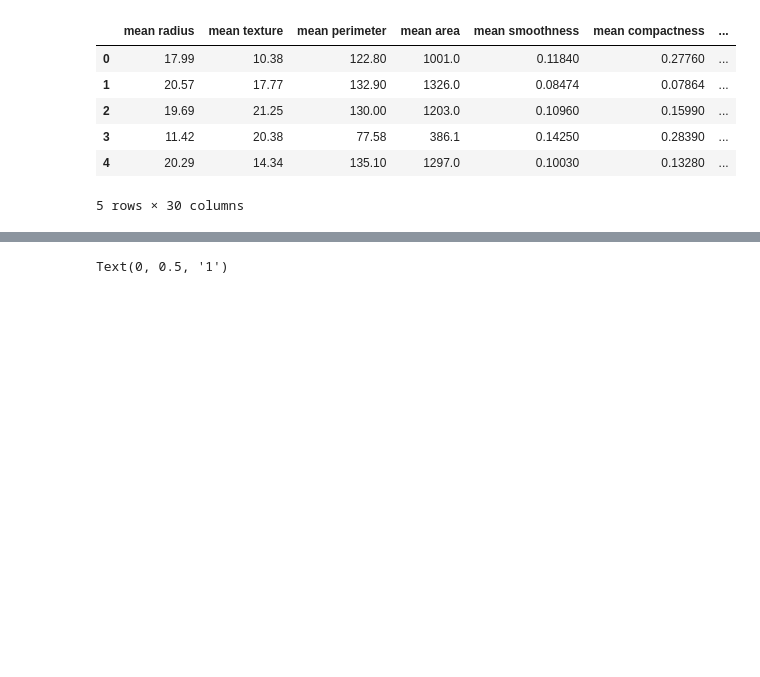
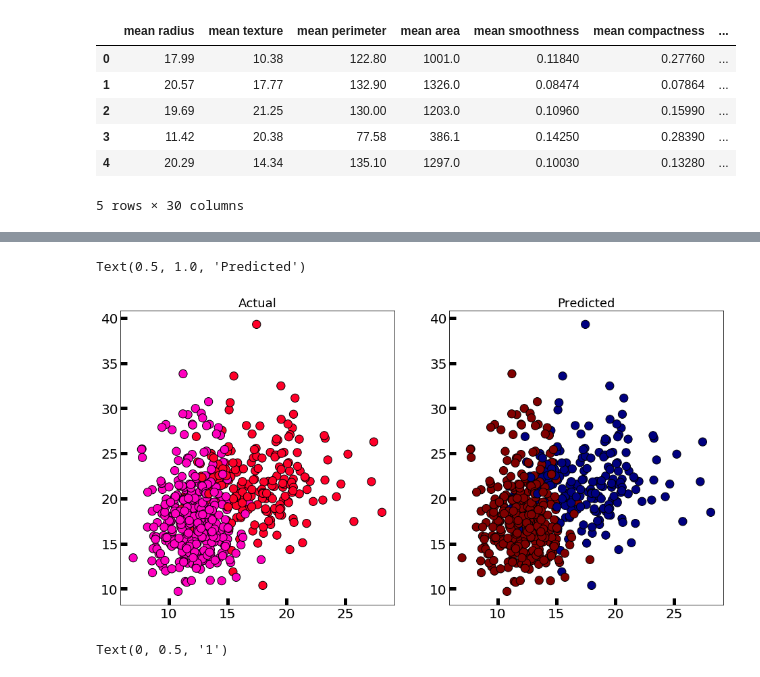
Before and after one commit to FransHuntink/PythonDataScience, a Jupyter notebook: DemoData/BreastCancerClustering.ipynb, the cells around one changed output, grey strips where cells are left out. Cells and saved outputs as stored; diff of their text form; code cells hidden in the pictures; blank space fills up the shorter version.

```diff
--- a/DemoData/BreastCancerClustering.ipynb
+++ b/DemoData/BreastCancerClustering.ipynb
@@ -20,3 +40,27 @@ df.head()
+# %%
+# Visualise the actual and predicted scatterplot
+
+new_labels = km.labels_
+
+
+# Plot the identified clusters and compare with the answers
+fig, axes = plt.subplots(1, 2, figsize=(16,8))
+axes[0].scatter(X[:, 0], X[:, 1], c=y, cmap='gist_rainbow',
+edgecolor='k', s=150)
+
+# Plot all data points of X again, but this time color them based
+# on the predicted labels rather than their actual labels
+axes[1].scatter(X[:, 0], X[:, 1], c=new_labels, cmap='jet',
+edgecolor='k', s=150)
+
+
+axes[0].tick_params(direction='in', length=10, width=5, colors='k', labelsize=20)
+axes[1].tick_params(direction='in', length=10, width=5, colors='k', labelsize=20)
+axes[0].set_title('Actual', fontsize=18)
+axes[1].set_title('Predicted', fontsize=18)
+# %% [output]
+Text(0.5, 1.0, 'Predicted')
+[figure, added]
 # %%
 
 # The first two columns of the
```
Also changed, not shown: parts of 3 cells of this notebook.
